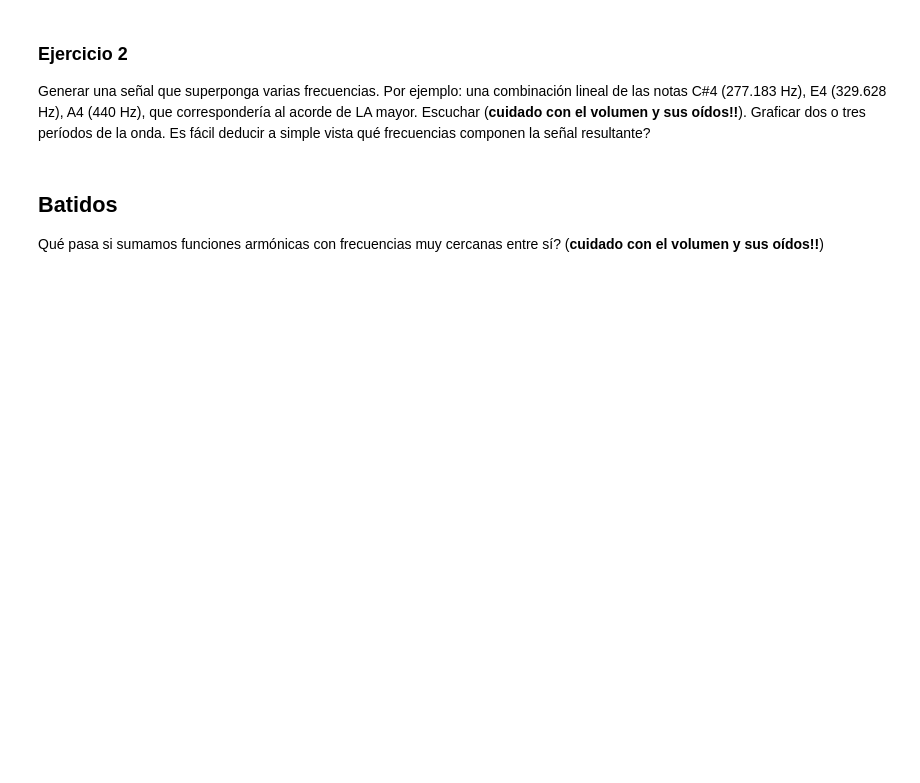
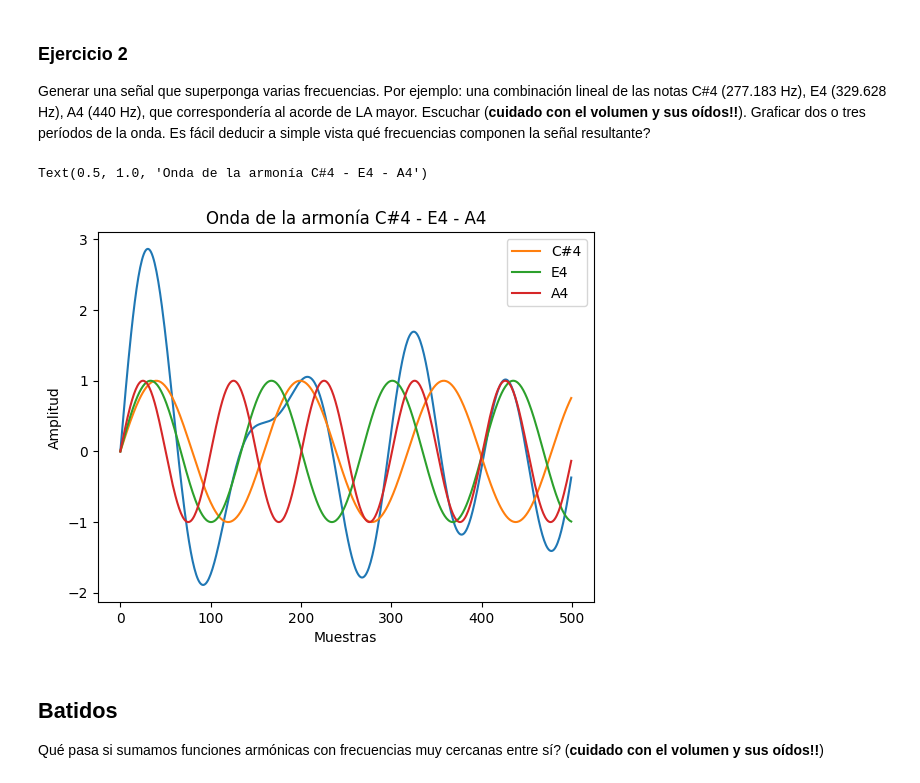
Before and after one commit to lmendezayl/modelado-continuo, a Jupyter notebook: laboratorios/nb10.Fourier.ipynb, the cells around one changed output. Saved outputs shown, nothing was run; the diff lists cells and outputs as text; code cells hidden in the pictures; blank space fills up the shorter version.

```diff
--- a/laboratorios/nb10.Fourier.ipynb
+++ b/laboratorios/nb10.Fourier.ipynb
@@ -248,7 +248,27 @@ reproducir_onda(onda_armonia, fs)
 
 Generar una señal que superponga varias frecuencias. Por ejemplo: una combinación lineal de las notas C\#4 (277.183 Hz), E4 (329.628 Hz), A4 (440 Hz), que correspondería al acorde de LA mayor. Escuchar (**cuidado con el volumen y sus oídos!!**). Graficar dos o tres períodos de la onda. Es fácil deducir a simple vista qué frecuencias componen la señal resultante?
 # %%
-# # # COMPLETAR
+cs4 = 277.183
+e4 = 329.628
+a4 = 440.00
+
+onda1, fs = generar_sinusoidal(cs4, duracion)
+onda2, fs = generar_sinusoidal(e4, duracion)
+onda3, fs = generar_sinusoidal(a4, duracion)
+
+onda_armonia = onda1 + onda2 + onda3
+
+plt.plot(onda_armonia[:500])  # Graficamos los primeros 500 puntos
+plt.plot(onda1[:500], label='C#4')
+plt.plot(onda2[:500], label='E4')
+plt.plot(onda3[:500], label='A4')
+plt.xlabel("Muestras")
+plt.ylabel("Amplitud")
+plt.legend()
+plt.title("Onda de la armonía C#4 - E4 - A4")
+# %% [output]
+Text(0.5, 1.0, 'Onda de la armonía C#4 - E4 - A4')
+[figure, added]
 # %% [markdown]
 ## Batidos
 
```
Also changed, not shown: parts of 15 cells of this notebook, 1 other file.
